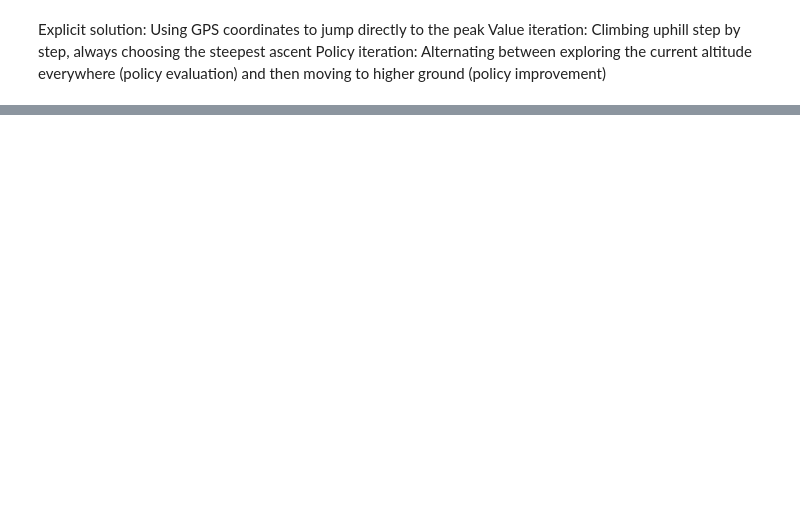
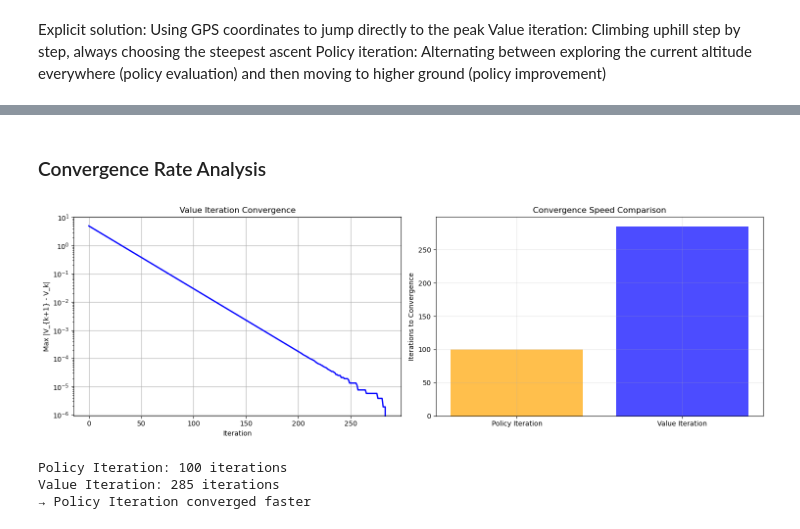
Before and after one commit to ieadoboe/reinforcement-learning, a Jupyter notebook: assignment_2/notebook_a2.ipynb, the cells around one changed output, grey strips where cells are left out. Saved outputs shown, nothing was run; the diff lists cells and outputs as text; code cells hidden in the pictures; blank space fills up the shorter version.

```diff
--- a/assignment_2/notebook_a2.ipynb
+++ b/assignment_2/notebook_a2.ipynb
@@ -92,0 +587,9 @@ $$V_{k+1}(s) = \max_a [R(s,a) + \gamma \sum_{s'} P(s'|s,a) V_k(s')]$$
+# %%
+# Run value iteration
+V_value_iter, policy_value_iter, vi_history, vi_errors = value_iteration(
+    R_sa, P_sas, gamma
+)
+
+print("=== VALUE ITERATION RESULTS ===")
+print(f"Final value range: [{jnp.min(V_value_iter):.3f}, {jnp.max(V_value_iter):.3f}]")
+print(f"Mean value: {jnp.mean(V_value_iter):.3f}")
@@ -92,0 +824,47 @@ $$V_{k+1}(s) = \max_a [R(s,a) + \gamma \sum_{s'} P(s'|s,a) V_k(s')]$$
+# %% [markdown]
+### Convergence Rate Analysis
+# %%
+def analyze_convergence_rates(pi_history, vi_errors, pi_values, vi_history):
+    """Compare convergence characteristics"""
+
+    fig, (ax1, ax2) = plt.subplots(1, 2, figsize=(15, 5))
+
+    # Value iteration convergence
+    ax1.semilogy(vi_errors, "b-", label="Value Iteration", linewidth=2)
+    ax1.set_xlabel("Iteration")
+    ax1.set_ylabel("Max |V_{k+1} - V_k|")
+    ax1.set_title("Value Iteration Convergence")
+    ax1.grid(True)
+
+    # Compare total iterations needed
+    vi_iterations = len(vi_errors)
+    pi_iterations = len(pi_values)
+
+    ax2.bar(
+        ["Policy Iteration", "Value Iteration"],
+        [pi_iterations, vi_iterations],
+        color=["orange", "blue"],
+        alpha=0.7,
+    )
+    ax2.set_ylabel("Iterations to Convergence")
+    ax2.set_title("Convergence Speed Comparison")
+    ax2.grid(True, alpha=0.3)
+
+    plt.tight_layout()
+    plt.show()
+
+    print(f"Policy Iteration: {pi_iterations} iterations")
+    print(f"Value Iteration: {vi_iterations} iterations")
+
+    if pi_iterations < vi_iterations:
+        print("→ Policy Iteration converged faster")
+    else:
+        print("→ Value Iteration converged faster")
+
+
+analyze_convergence_rates(policy_history, vi_errors, value_history, vi_history)
+# %% [output]
+[figure, added]
+Policy Iteration: 100 iterations
+Value Iteration: 285 iterations
+→ Policy Iteration converged faster
```
Also changed, not shown: parts of 33 cells of this notebook.
